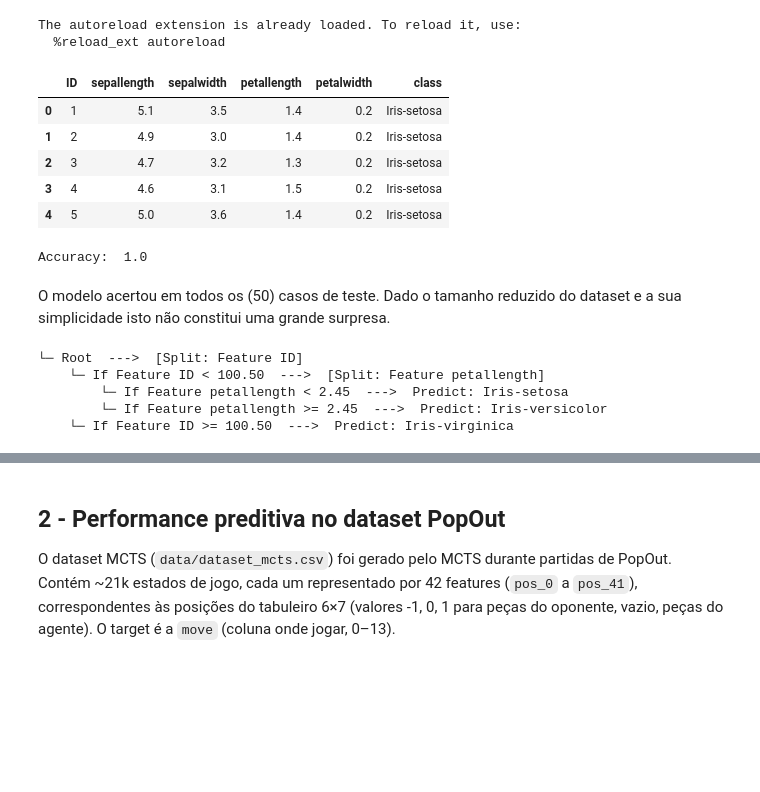
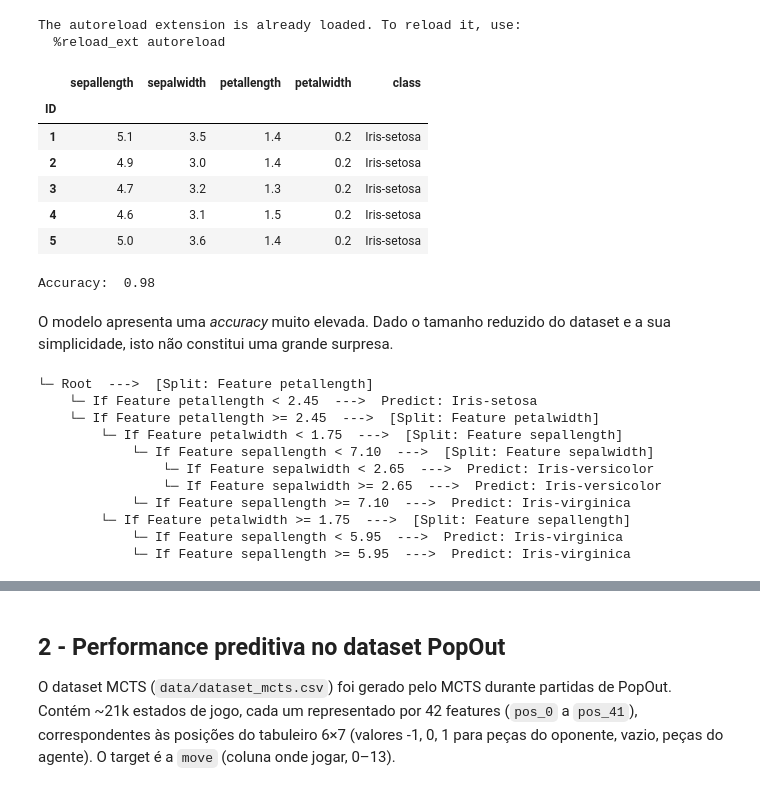
Before and after one commit to andredpinto/AI_2526_Project, a Jupyter notebook: notebooks/analysis_id3.ipynb, the cells around one changed output, grey strips where cells are left out. Drawn from its saved outputs; the diff is of its cells as text; code cells hidden in the pictures; blank space fills up the shorter version.

```diff
--- a/notebooks/analysis_id3.ipynb
+++ b/notebooks/analysis_id3.ipynb
@@ -84,15 +84,16 @@ from sklearn.metrics import accuracy_score
 The autoreload extension is already loaded. To reload it, use:
   %reload_ext autoreload
 # %%
-df = pd.read_csv(Path("..", "data", "iris.csv"))
+df = pd.read_csv(Path("..", "data", "iris.csv"), index_col="ID")
 df.head()
 # %% [output]
-|  | ID | sepallength | sepalwidth | petallength | petalwidth | class |
-| 0 | 1 | 5.1 | 3.5 | 1.4 | 0.2 | Iris-setosa |
-| 1 | 2 | 4.9 | 3.0 | 1.4 | 0.2 | Iris-setosa |
-| 2 | 3 | 4.7 | 3.2 | 1.3 | 0.2 | Iris-setosa |
-| 3 | 4 | 4.6 | 3.1 | 1.5 | 0.2 | Iris-setosa |
-| 4 | 5 | 5.0 | 3.6 | 1.4 | 0.2 | Iris-setosa |
+|  | sepallength | sepalwidth | petallength | petalwidth | class |
+| ID |  |  |  |  |  |
+| 1 | 5.1 | 3.5 | 1.4 | 0.2 | Iris-setosa |
+| 2 | 4.9 | 3.0 | 1.4 | 0.2 | Iris-setosa |
+| 3 | 4.7 | 3.2 | 1.3 | 0.2 | Iris-setosa |
+| 4 | 4.6 | 3.1 | 1.5 | 0.2 | Iris-setosa |
+| 5 | 5.0 | 3.6 | 1.4 | 0.2 | Iris-setosa |
 # %%
 X = df.drop("class", axis=1)
 y=df["class"]
@@ -104,17 +105,22 @@ tree.fit(X_train, y_train)
 # %%
 y_pred = tree.predict(X_test)
 print("Accuracy: ", accuracy_score(y_test, y_pred))
-#o carlos soares deve-nos um jantar
 # %% [output]
-Accuracy:  1.0
+Accuracy:  0.98
 # %% [markdown]
-O modelo acertou em todos os (50) casos de teste. Dado o tamanho reduzido do dataset e a sua simplicidade isto não constitui uma grande surpresa.
+O modelo apresenta uma *accuracy* muito elevada. Dado o tamanho reduzido do dataset e a sua simplicidade, isto não constitui uma grande surpresa.
 # %%
 tree.print_tree()
 # %% [output]
-└─ Root  --->  [Split: Feature ID]
-    └─ If Feature ID < 100.50  --->  [Split: Feature petallength]
-        └─ If Feature petallength < 2.45  --->  Predict: Iris-setosa
-        └─ If Feature petallength >= 2.45  --->  Predict: Iris-versicolor
-    └─ If Feature ID >= 100.50  --->  Predict: Iris-virginica
+└─ Root  --->  [Split: Feature petallength]
+    └─ If Feature petallength < 2.45  --->  Predict: Iris-setosa
+    └─ If Feature petallength >= 2.45  --->  [Split: Feature petalwidth]
+        └─ If Feature petalwidth < 1.75  --->  [Split: Feature sepallength]
+            └─ If Feature sepallength < 7.10  --->  [Split: Feature sepalwidth]
+                └─ If Feature sepalwidth < 2.65  --->  Predict: Iris-versicolor
+                └─ If Feature sepalwidth >= 2.65  --->  Predict: Iris-versicolor
+            └─ If Feature sepallength >= 7.10  --->  Predict: Iris-virginica
+        └─ If Feature petalwidth >= 1.75  --->  [Split: Feature sepallength]
+            └─ If Feature sepallength < 5.95  --->  Predict: Iris-virginica
+            └─ If Feature sepallength >= 5.95  --->  Predict: Iris-virginica
 # %% [markdown]
```
Also changed, not shown: parts of 1 cell of this notebook.
